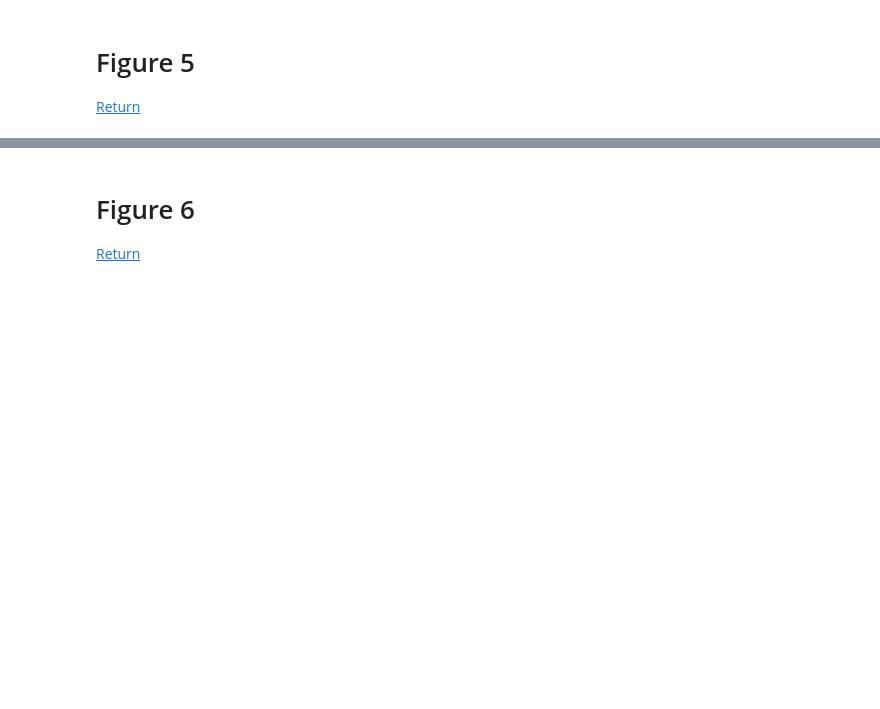
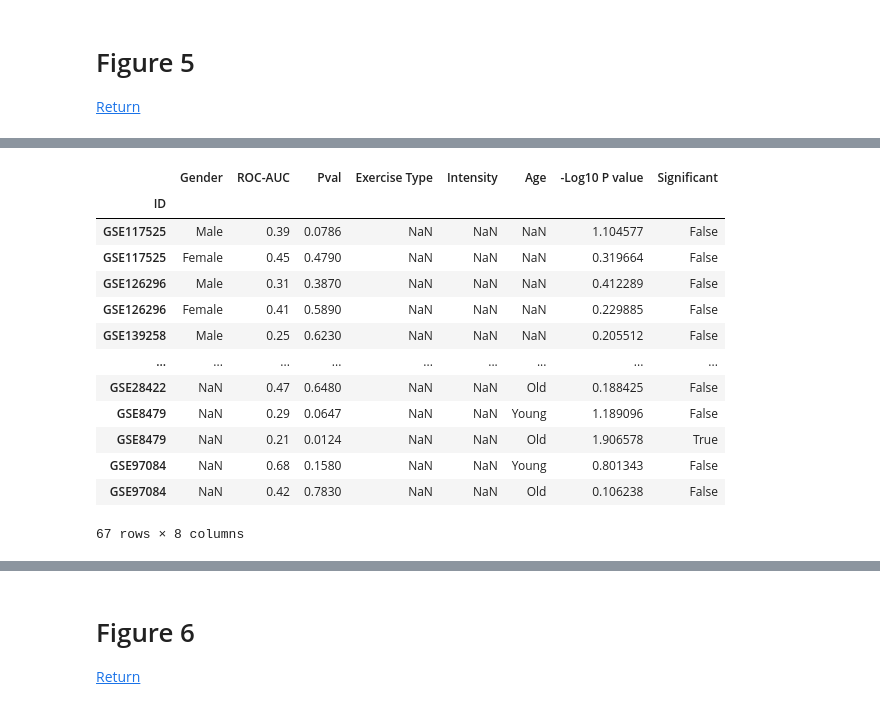
Before and after one commit to YoyoVosko/MacrophagesOntheRun, a Jupyter notebook: Macrophages_On_The_Run_Make_Figures_Code.ipynb, the cells around one changed output, grey strips where cells are left out. Drawn from its saved outputs; the diff is of its cells as text; code cells hidden in the pictures; blank space fills up the shorter version.

```diff
--- a/Macrophages_On_The_Run_Make_Figures_Code.ipynb
+++ b/Macrophages_On_The_Run_Make_Figures_Code.ipynb
@@ -5816,0 +4702,19 @@ makeFig5D()
+# %%
+df=pd.read_excel('./Files/SupplementaryTable2_Genders_ExerciseTypes_Intensities_Ages.xlsx',index_col=0)
+# %%
+df
+# %% [output]
+|  | Gender | ROC-AUC | Pval | Exercise Type | Intensity | Age | -Log10 P value | Significant |
+| ID |  |  |  |  |  |  |  |  |
+| GSE117525 | Male | 0.39 | 0.0786 | NaN | NaN | NaN | 1.104577 | False |
+| GSE117525 | Female | 0.45 | 0.4790 | NaN | NaN | NaN | 0.319664 | False |
+| GSE126296 | Male | 0.31 | 0.3870 | NaN | NaN | NaN | 0.412289 | False |
+| GSE126296 | Female | 0.41 | 0.5890 | NaN | NaN | NaN | 0.229885 | False |
+| GSE139258 | Male | 0.25 | 0.6230 | NaN | NaN | NaN | 0.205512 | False |
+| ... | ... | ... | ... | ... | ... | ... | ... | ... |
+| GSE28422 | NaN | 0.47 | 0.6480 | NaN | NaN | Old | 0.188425 | False |
+| GSE8479 | NaN | 0.29 | 0.0647 | NaN | NaN | Young | 1.189096 | False |
+| GSE8479 | NaN | 0.21 | 0.0124 | NaN | NaN | Old | 1.906578 | True |
+| GSE97084 | NaN | 0.68 | 0.1580 | NaN | NaN | Young | 0.801343 | False |
+| GSE97084 | NaN | 0.42 | 0.7830 | NaN | NaN | Old | 0.106238 | False |
+67 rows × 8 columns
```
Also changed, not shown: parts of 32 cells of this notebook.
